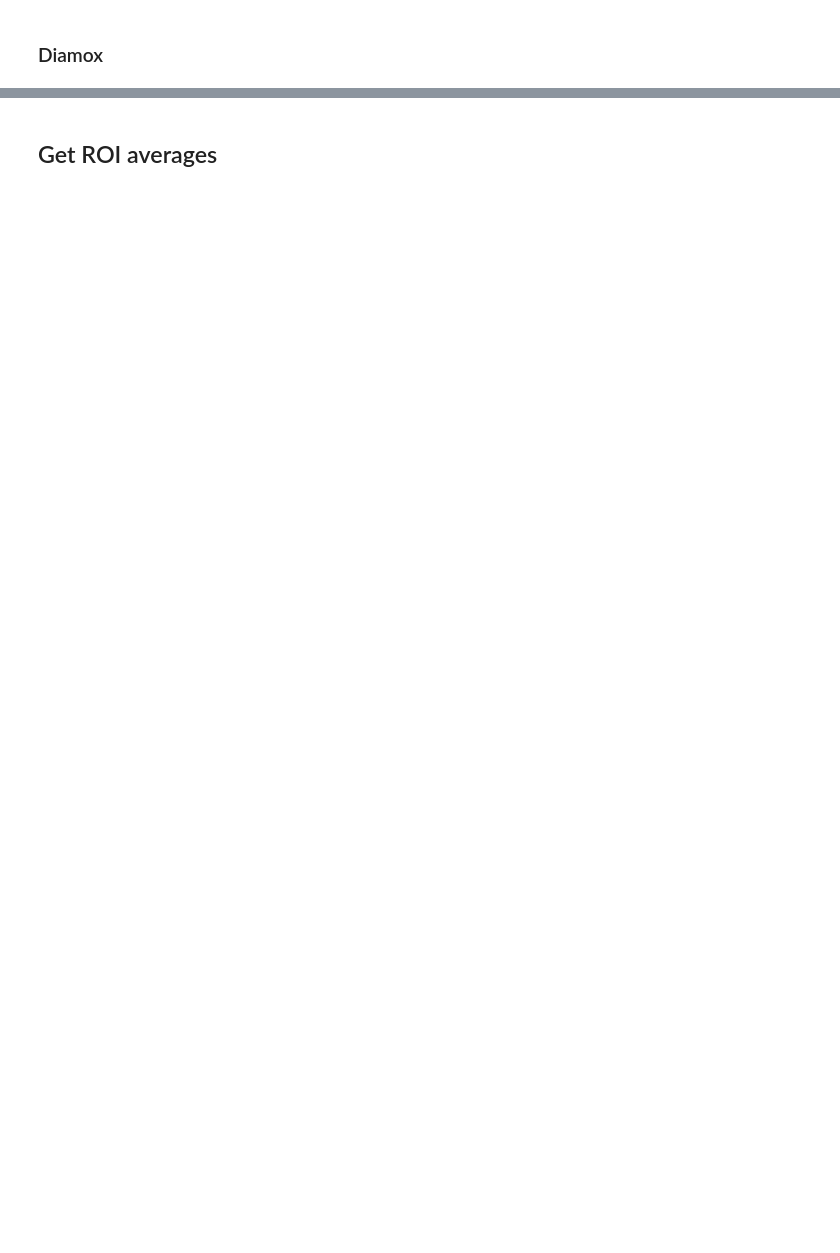
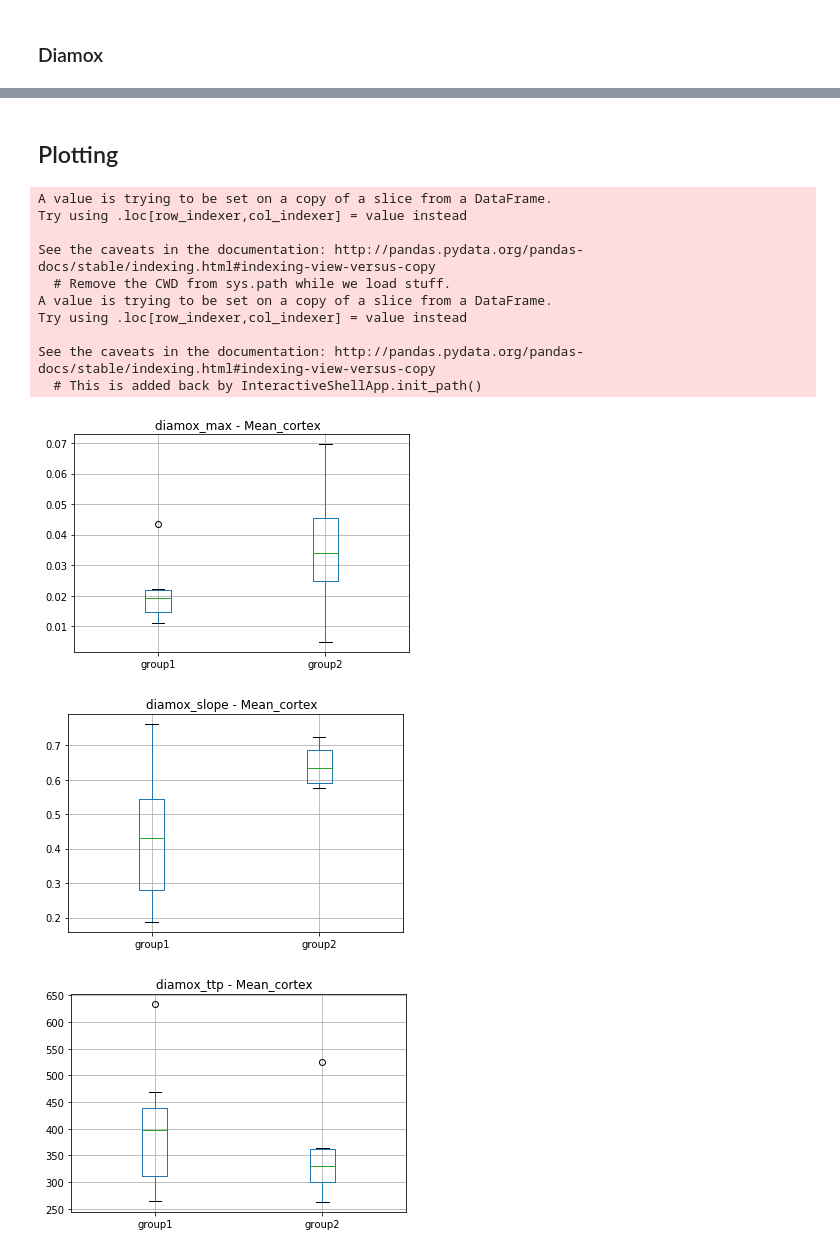
Before and after one commit to felixsc1/fiberphotometry, a Jupyter notebook: fMRI_notebooks/GLUT1_Analysis.ipynb, the cells around one changed output, grey strips where cells are left out. Cells and saved outputs as stored; diff of their text form; code cells hidden in the pictures; blank space fills up the shorter version.

```diff
--- a/fMRI_notebooks/GLUT1_Analysis.ipynb
+++ b/fMRI_notebooks/GLUT1_Analysis.ipynb
@@ -187,3 +182,5 @@ created /home/aic/BigHDD/MR_DATA/GLUT1/Groupstats/Leakage/meanLeakage_max_Ttest.
+# %%
+plots={}
 # %%
 map_names = ['CBF_map', 'CBV_bolus_map', 'MTT_map', 'CBV_steadystate_map']   # prefixes of the output files
 
@@ -216,2 +231,0 @@ created /home/aic/BigHDD/MR_DATA/GLUT1/Groupstats/Diamox/meandiamox_max_Ttest.ni
-# %% [markdown]
-## Get ROI averages
@@ -223,0 +232,34 @@ folders[''] = extract_roi
+# %% [markdown]
+## Plotting
+# %%
+# plotframe = pd.read_csv(plots['bolustracking'])
+plotframe = pd.read_csv(plots['diamox'])
+
+
+def MR_boxplots(plotframe):
+    individualFrames={}
+    roiname = plotframe.columns[0]
+    for measurement in plotframe['measurement'].unique():
+        individualFrames[measurement] = plotframe.loc[plotframe['measurement'] == measurement]
+        individualFrames[measurement]['group1'] = individualFrames[measurement].loc[frame['group'] == 1, roiname]
+        individualFrames[measurement]['group2'] = individualFrames[measurement].loc[frame['group'] == 2, roiname]
+
+        plt.figure()
+        boxplot = individualFrames[measurement].boxplot(column=['group1', 'group2'])
+        plt.title(measurement + ' - ' + roiname)
+
+MR_boxplots(plotframe)
+# %% [output]
+A value is trying to be set on a copy of a slice from a DataFrame.
+Try using .loc[row_indexer,col_indexer] = value instead
+
+See the caveats in the documentation: http://pandas.pydata.org/pandas-docs/stable/indexing.html#indexing-view-versus-copy
+  # Remove the CWD from sys.path while we load stuff.
+A value is trying to be set on a copy of a slice from a DataFrame.
+Try using .loc[row_indexer,col_indexer] = value instead
+
+See the caveats in the documentation: http://pandas.pydata.org/pandas-docs/stable/indexing.html#indexing-view-versus-copy
+  # This is added back by InteractiveShellApp.init_path()
+[figure, added]
+[figure, added]
+[figure, added]
```
Also changed, not shown: parts of 10 cells of this notebook, 3 other files.
